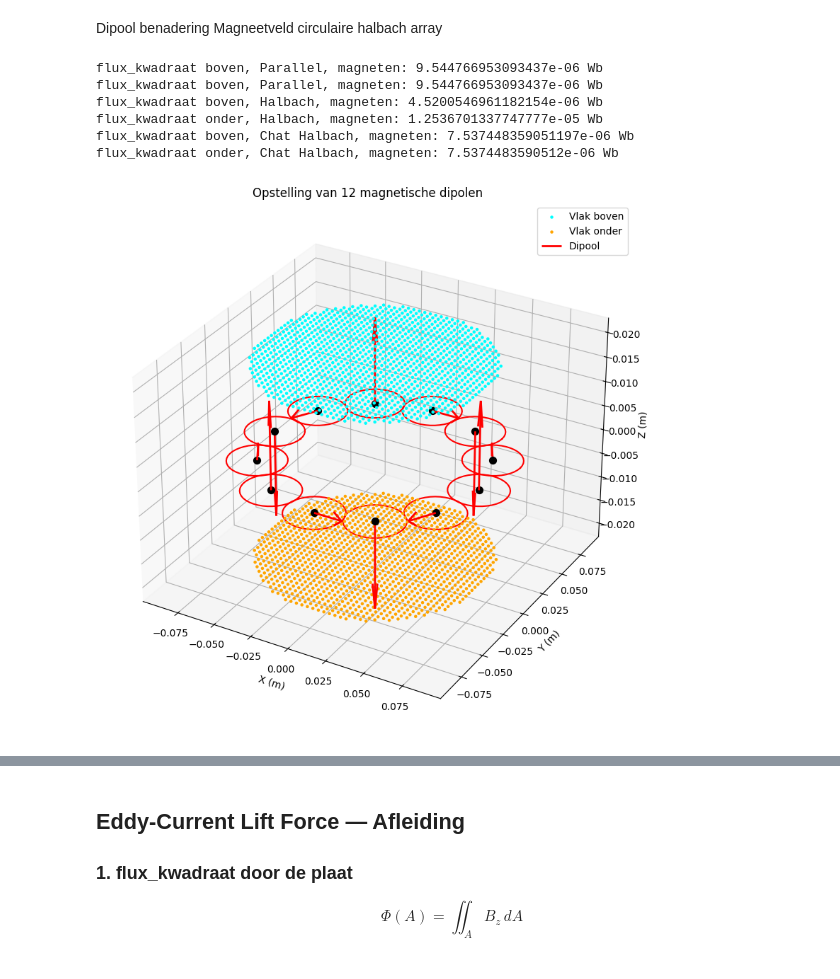
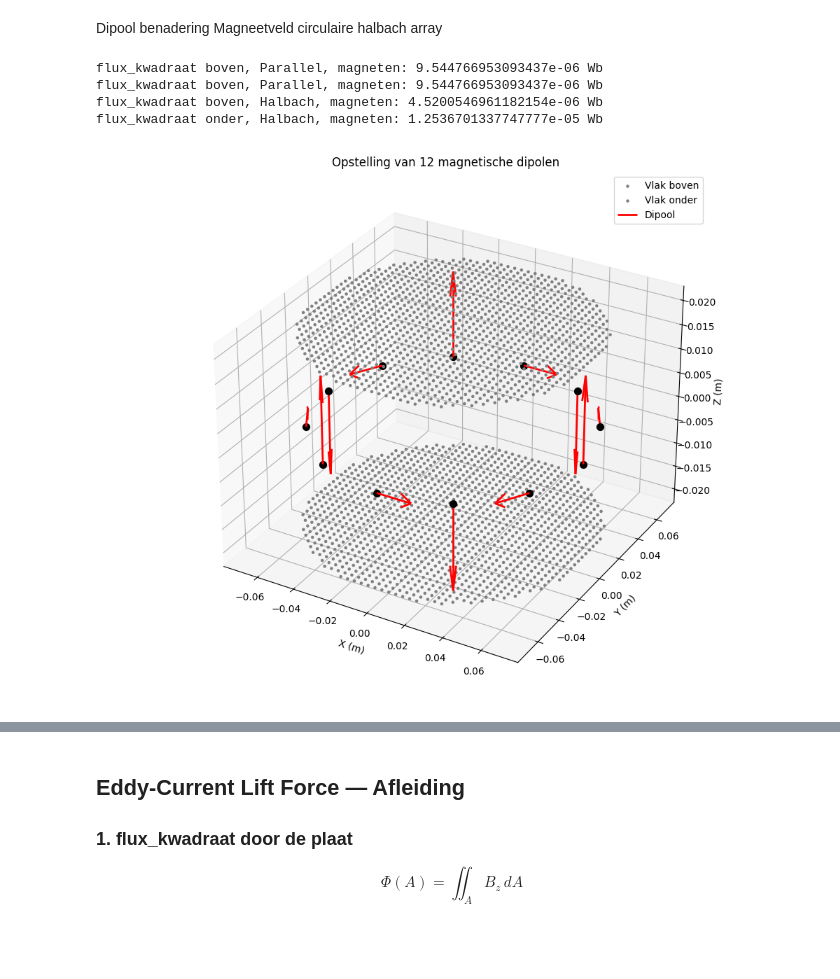
Before and after one commit to JensGroen/DEF-E, a Jupyter notebook: DEF eindproject simulatie en wiskundige benadering groep 15.ipynb, the cells around one changed output, grey strips where cells are left out. Saved outputs shown, nothing was run; the diff lists cells and outputs as text; code cells hidden in the pictures.

```diff
--- a/DEF eindproject simulatie en wiskundige benadering groep 15.ipynb
+++ b/DEF eindproject simulatie en wiskundige benadering groep 15.ipynb
@@ -38,7 +39,6 @@ configuratie_namen = {
 }
 
 configuratie = 0
-configuratie2 = 3
 ################flux_kwadraat################
 
 #flux_kwadraatvlak 1
@@ -62,7 +62,6 @@ z_plane2 = -z_plane1
 
 
 conf = configuratie_namen[configuratie]
-conf2 = configuratie_namen[configuratie2]
 def m(theta,conf,p):
     V = Amag * hmag
     m = (Br * V)/mu0*Magnetenrichting(theta,conf,p)
@@ -134,8 +133,6 @@ print("flux_kwadraat boven, Parallel, magneten:", flux_kwadraat(vlak_boven,"Para
 print("flux_kwadraat boven, Parallel, magneten:", flux_kwadraat(vlak_onder,"Parallel", p,N), "Wb")
 print("flux_kwadraat boven, "+ conf +", magneten:", flux_kwadraat(vlak_boven,conf, p,N), "Wb")
 print("flux_kwadraat onder, " + conf +  ", magneten:", flux_kwadraat(vlak_onder,conf,p,N), "Wb")
-print("flux_kwadraat boven, "+ conf2 +", magneten:", flux_kwadraat(vlak_boven,conf2, p,N), "Wb")
-print("flux_kwadraat onder, " + conf2 +  ", magneten:", flux_kwadraat(vlak_onder,conf2,p,N), "Wb")
 
 
 
@@ -153,44 +150,35 @@ fig = plt.figure(figsize=(10, 8))
 ax = fig.add_subplot(111, projection='3d')
 
 #Vlak
-plot_vlak(ax, vlak_boven, color='cyan',   label='Vlak boven')
-plot_vlak(ax, vlak_onder, color='orange', label='Vlak onder')
+plot_vlak(ax, vlak_boven, color='grey',   label='Vlak boven')
+plot_vlak(ax, vlak_onder, color='gray', label='Vlak onder')
 
 
 
 #magneten
 for i in range(N):
     theta    = 2 * np.pi * i / N
     pos      = Magnetenpositie(r, theta)
     richting = Magnetenrichting(theta, conf, p)
-
-    # Cirkel (schijf) plat in het x-y vlak
-    theta_cil = np.linspace(0, 2 * np.pi, 40)
-    xc = pos[0] + rmag * np.cos(theta_cil)
-    yc = pos[1] + rmag * np.sin(theta_cil)
-    zc = np.full_like(xc, pos[2])
-    ax.plot(xc, yc, zc, color='red', linewidth=1.5)
 
     # Pijl
     ax.quiver(*pos, *richting, length=rmag, color='red',
               linewidth=2, label='Dipool' if i == 0 else "")
 
     ax.scatter(*pos, color='black', s=50, zorder=5)
 
 ax.set_xlabel('X (m)')
 ax.set_ylabel('Y (m)')
 ax.set_zlabel('Z (m)')
 ax.set_title(f'Opstelling van {N} magnetische dipolen')
 ax.legend()
 plt.tight_layout()
 plt.show()
 # %% [output]
 flux_kwadraat boven, Parallel, magneten: 9.544766953093437e-06 Wb
 flux_kwadraat boven, Parallel, magneten: 9.544766953093437e-06 Wb
 flux_kwadraat boven, Halbach, magneten: 4.5200546961182154e-06 Wb
 flux_kwadraat onder, Halbach, magneten: 1.2536701337747777e-05 Wb
-flux_kwadraat boven, Chat Halbach, magneten: 7.537448359051197e-06 Wb
-flux_kwadraat onder, Chat Halbach, magneten: 7.5374483590512e-06 Wb
-[figure, old version]
+[figure, new version]
 # %%
 #########inputs#########
```
Also changed, not shown: parts of 4 cells of this notebook.
